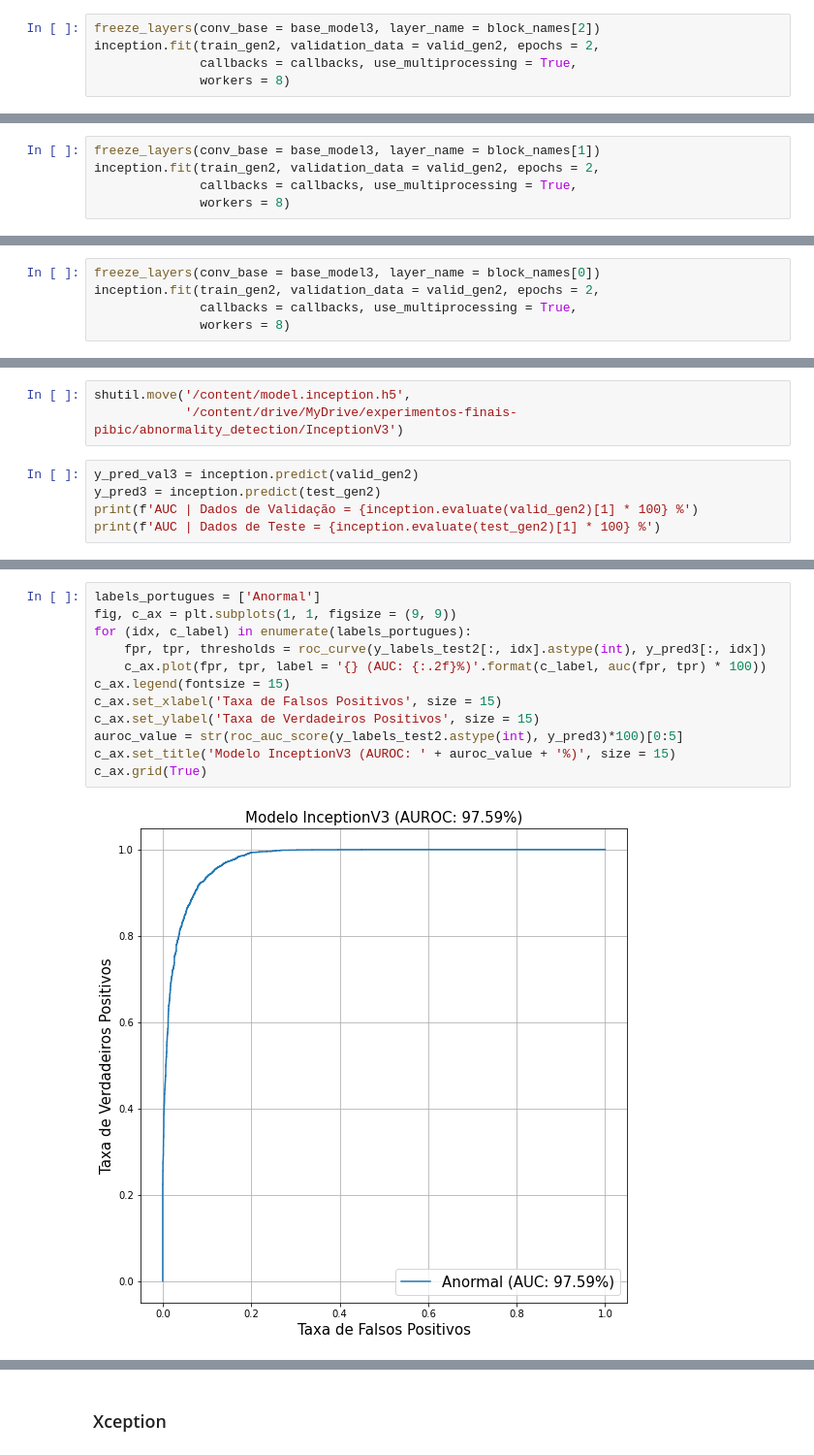
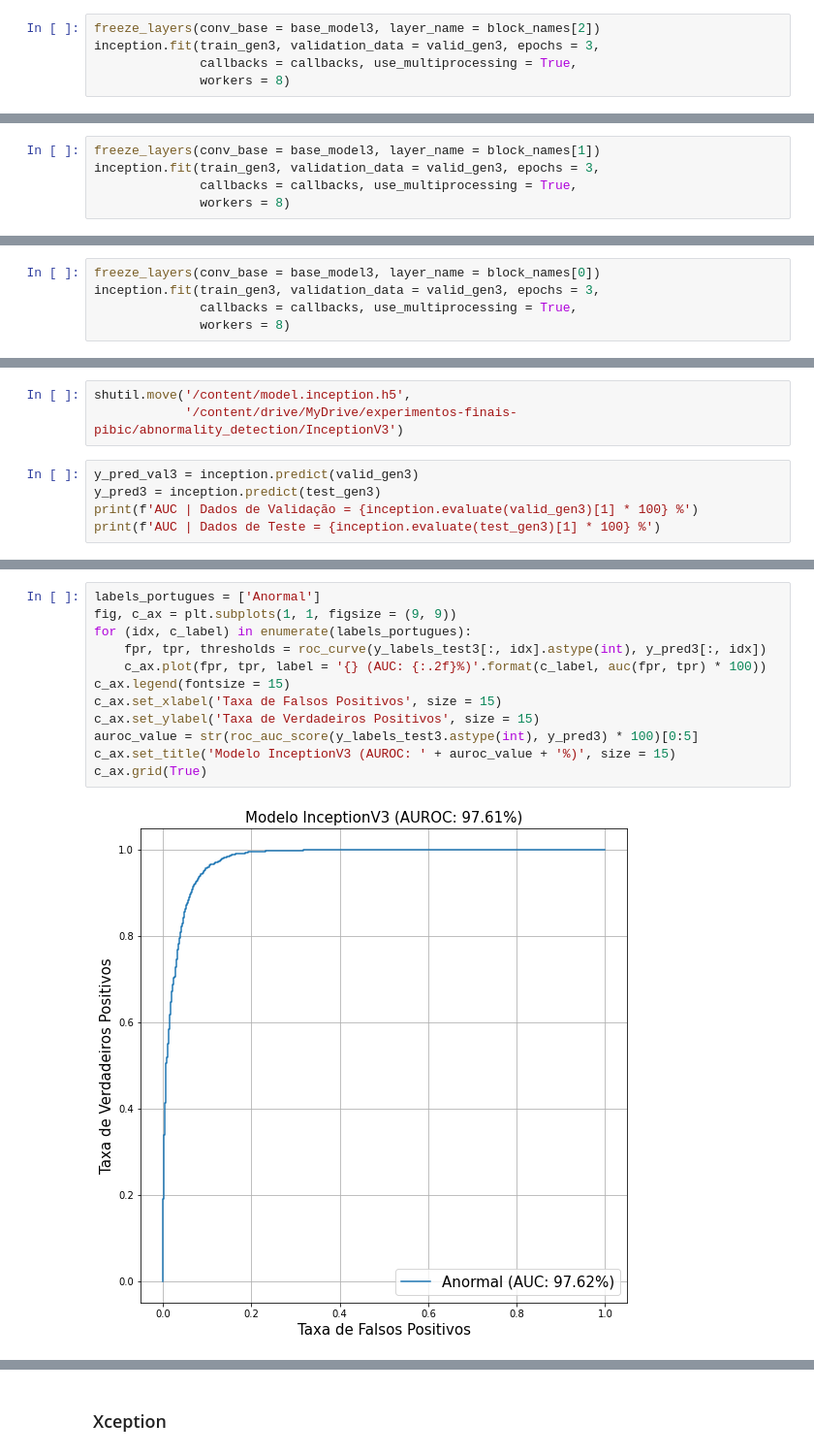
Before and after one commit to Alyssonmach/cnn-lung-diseases, a Jupyter notebook: experiments/second-paper/abnormality_detection.ipynb, the cells around one changed output, grey strips where cells are left out. Shown at 97% size. Saved outputs shown, nothing was run; the diff lists cells and outputs as text.

```diff
--- a/experiments/second-paper/abnormality_detection.ipynb
+++ b/experiments/second-paper/abnormality_detection.ipynb
@@ -526,7 +508,7 @@ Bloco batch_normalization_30 found!
 Bloco mixed8 found!
 # %%
 freeze_layers(conv_base = base_model3, layer_name = block_names[2])
-inception.fit(train_gen2, validation_data = valid_gen2, epochs = 2,
+inception.fit(train_gen3, validation_data = valid_gen3, epochs = 3,
               callbacks = callbacks, use_multiprocessing = True,
               workers = 8)
 # %% [output]
@@ -546,7 +531,7 @@ shutil.move('/content/model_inception1.zip',
             '/content/drive/MyDrive/experimentos-finais-pibic/abnormality_detection/InceptionV3')
 # %%
 freeze_layers(conv_base = base_model3, layer_name = block_names[1])
-inception.fit(train_gen2, validation_data = valid_gen2, epochs = 2,
+inception.fit(train_gen3, validation_data = valid_gen3, epochs = 3,
               callbacks = callbacks, use_multiprocessing = True,
               workers = 8)
 # %% [output]
@@ -566,7 +554,7 @@ shutil.move('/content/model_inception2.zip',
             '/content/drive/MyDrive/experimentos-finais-pibic/abnormality_detection/InceptionV3')
 # %%
 freeze_layers(conv_base = base_model3, layer_name = block_names[0])
-inception.fit(train_gen2, validation_data = valid_gen2, epochs = 2,
+inception.fit(train_gen3, validation_data = valid_gen3, epochs = 3,
               callbacks = callbacks, use_multiprocessing = True,
               workers = 8)
 # %% [output]
@@ -588,8 +579,8 @@ shutil.move('/content/model_inception3.zip',
 shutil.move('/content/model.inception.h5',
             '/content/drive/MyDrive/experimentos-finais-pibic/abnormality_detection/InceptionV3')
 # %%
-y_pred_val3 = inception.predict(valid_gen2)
-y_pred3 = inception.predict(test_gen2)
-print(f'AUC | Dados de Validação = {inception.evaluate(valid_gen2)[1] * 100} %')
-print(f'AUC | Dados de Teste = {inception.evaluate(test_gen2)[1] * 100} %')
+y_pred_val3 = inception.predict(valid_gen3)
+y_pred3 = inception.predict(test_gen3)
+print(f'AUC | Dados de Validação = {inception.evaluate(valid_gen3)[1] * 100} %')
+print(f'AUC | Dados de Teste = {inception.evaluate(test_gen3)[1] * 100} %')
 # %% [output]
@@ -600,17 +591,17 @@ AUC | Dados de Teste = 97.40872383117676 %
 # %%
 labels_portugues = ['Anormal']
 fig, c_ax = plt.subplots(1, 1, figsize = (9, 9))
 for (idx, c_label) in enumerate(labels_portugues):
-    fpr, tpr, thresholds = roc_curve(y_labels_test2[:, idx].astype(int), y_pred3[:, idx])
+    fpr, tpr, thresholds = roc_curve(y_labels_test3[:, idx].astype(int), y_pred3[:, idx])
     c_ax.plot(fpr, tpr, label = '{} (AUC: {:.2f}%)'.format(c_label, auc(fpr, tpr) * 100))
 c_ax.legend(fontsize = 15)
 c_ax.set_xlabel('Taxa de Falsos Positivos', size = 15)
 c_ax.set_ylabel('Taxa de Verdadeiros Positivos', size = 15)
-auroc_value = str(roc_auc_score(y_labels_test2.astype(int), y_pred3)*100)[0:5]
+auroc_value = str(roc_auc_score(y_labels_test3.astype(int), y_pred3) * 100)[0:5]
 c_ax.set_title('Modelo InceptionV3 (AUROC: ' + auroc_value + '%)', size = 15)
 c_ax.grid(True)
 # %% [output]
-[figure, old version]
+[figure, new version]
 # %%
 threshold_variation = dict()
 for label_index in range(0, len(labels)):
```
Also changed, not shown: parts of 61 cells of this notebook.
